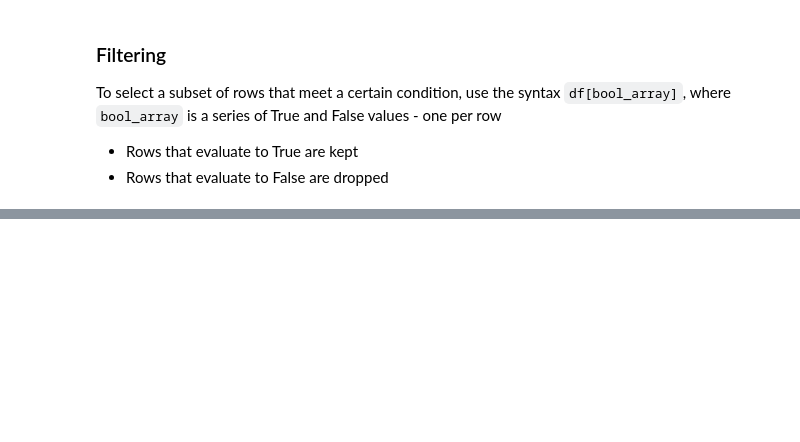
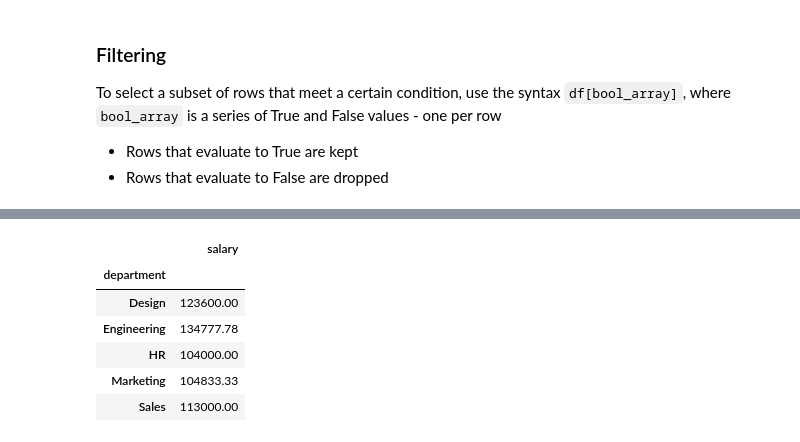
Before and after one commit to tahersaraf/tech-learning, a Jupyter notebook: python/libraries/pandas.ipynb, the cells around one changed output, grey strips where cells are left out. Saved outputs shown, nothing was run; the diff lists cells and outputs as text; code cells hidden in the pictures; blank space fills up the shorter version.

```diff
--- a/python/libraries/pandas.ipynb
+++ b/python/libraries/pandas.ipynb
@@ -443,0 +544,12 @@ To select a subset of rows that meet a certain condition, use the syntax `df[boo
+# %%
+grouped_df = df.groupby(["department"])[["salary"]].mean().round(2).head(10)
+
+grouped_df
+# %% [output]
+|  | salary |
+| department |  |
+| Design | 123600.00 |
+| Engineering | 134777.78 |
+| HR | 104000.00 |
+| Marketing | 104833.33 |
+| Sales | 113000.00 |
```
Also changed, not shown: parts of 14 cells of this notebook, 2 other files.
